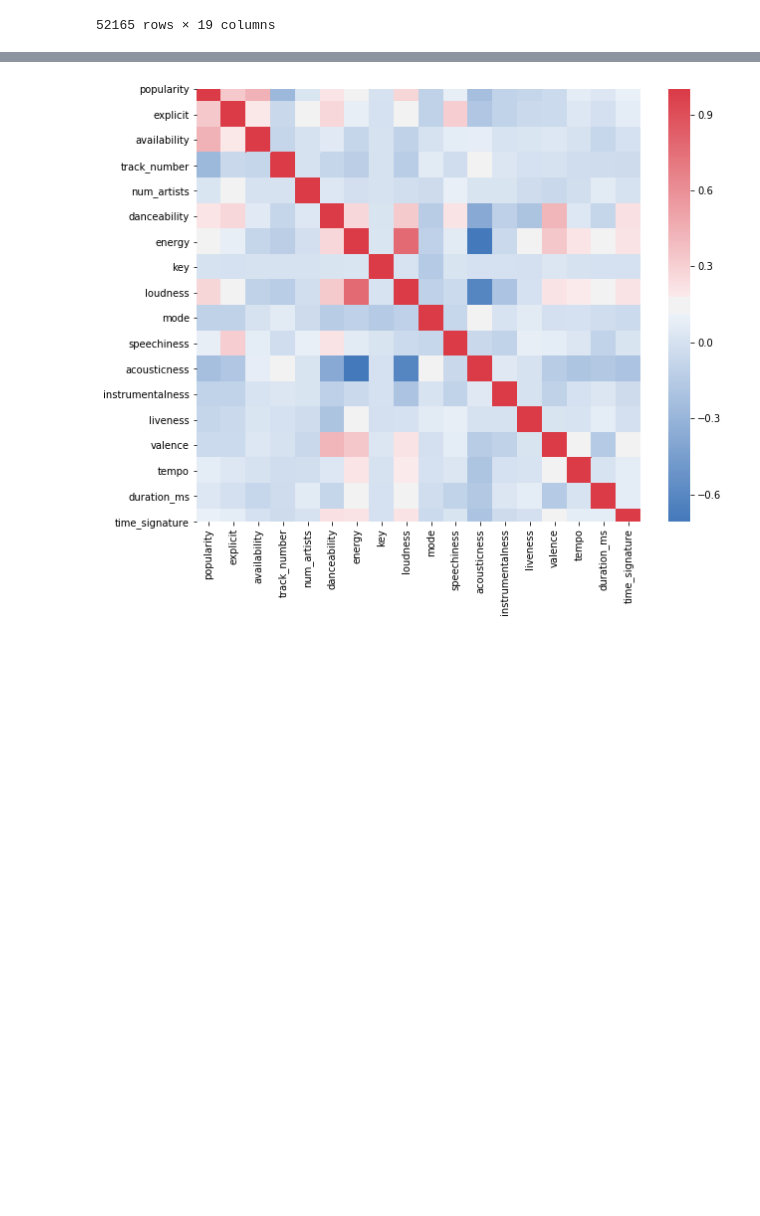
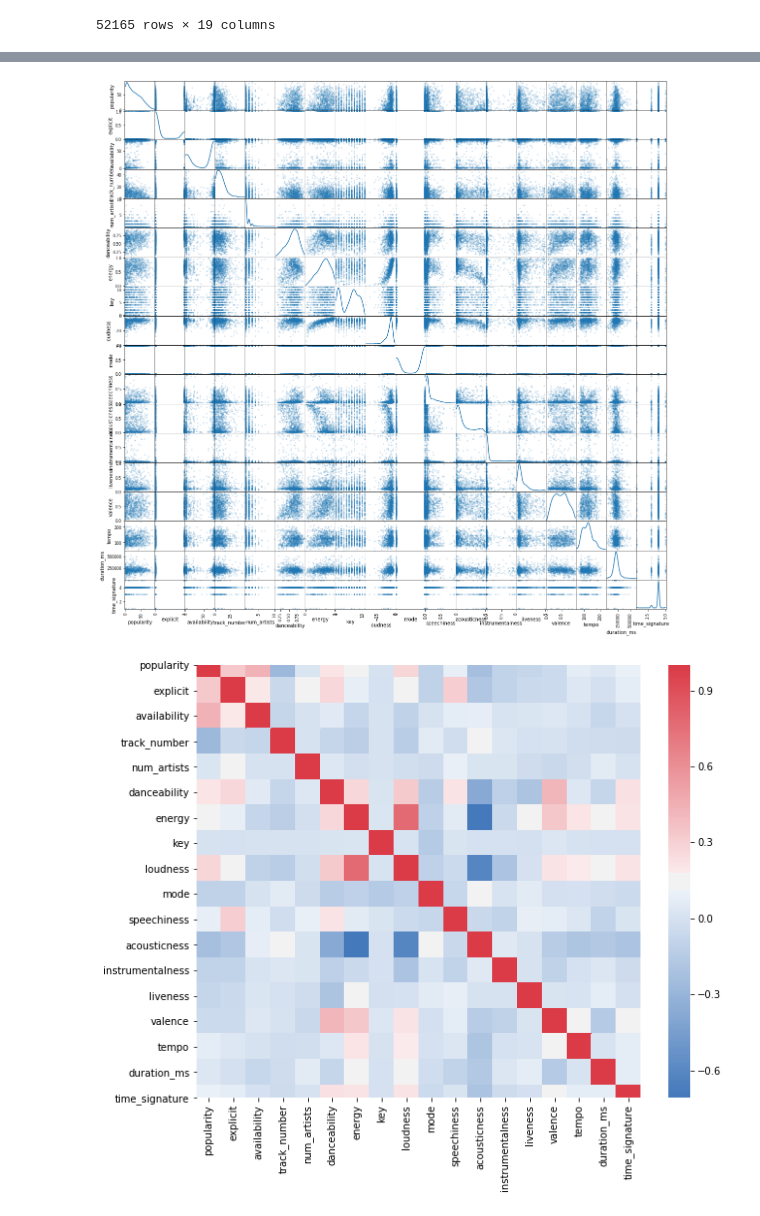
Before and after one commit to quevivasbien/bayesian-spotify, a Jupyter notebook: basic_regressions.ipynb, the cells around one changed output, grey strips where cells are left out. Saved outputs shown, nothing was run; the diff lists cells and outputs as text; code cells hidden in the pictures; blank space fills up the shorter version.

Commit message:
added graphs and writeup

```diff
--- a/basic_regressions.ipynb
+++ b/basic_regressions.ipynb
@@ -8,7 +8,7 @@ import seaborn as sns
 from statsmodels.regression.linear_model import OLS
 # %%
 # load data into pandas dataframe
-df = pd.concat(pd.read_csv(os.path.join('data', filename), index_col=0) for filename in os.listdir('data'))
+df = pd.concat(pd.read_csv(os.path.join('data', filename), index_col=0) for filename in os.listdir('data') if filename.endswith('.csv'))
 df
 # %% [output]
 |  | popularity | explicit | availability | track_number | release_date | num_artists | danceability | energy | ... |
@@ -54,15 +54,18 @@ To register the converters:
 ... (8 outputs left out)
 # %%
 # look at correlations
+pd.plotting.scatter_matrix(df.sample(1000), alpha=0.2, figsize=(20,20), diagonal='kde')
+
 plt.figure(figsize=(10,8))
 corr = df.corr()
 sns.heatmap(corr,
             xticklabels=corr.columns,
             yticklabels=corr.columns,
             cmap=sns.diverging_palette(250, 10, as_cmap=True))
 plt.show()
 # %% [output]
-[figure, old version]
+[figure, new version]
+[figure, added]
 # %%
 # Calculate naive regression
 reg1 = OLS.from_formula('popularity ~ explicit + availability + track_number + num_artists + danceability + energy + loudness + mode + speechiness + acousticness + instrumentalness + liveness + valence + tempo + duration_ms + time_signature', data=df)
```
Also changed, not shown: parts of 11 cells of this notebook, 3 other files.
